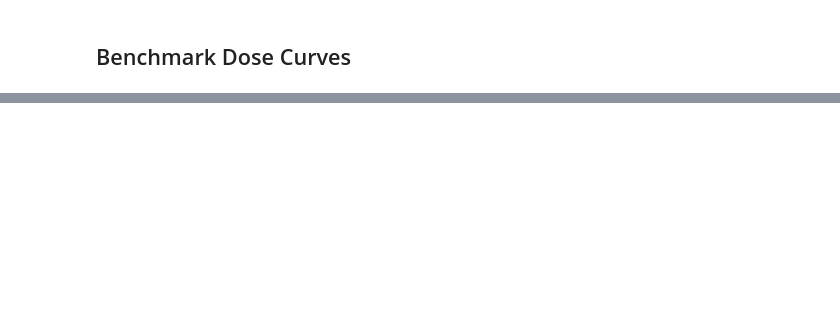
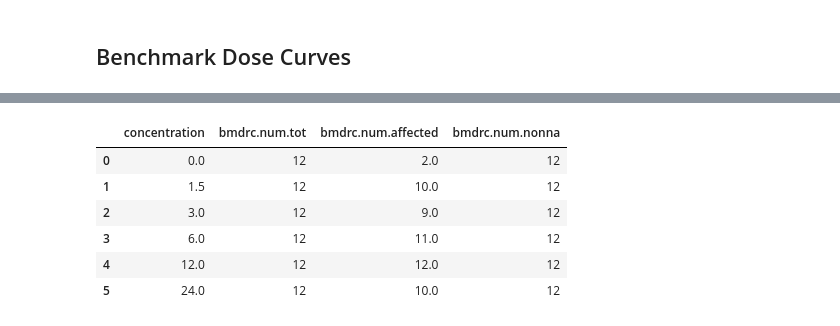
Before and after one commit to PNNL-CompBio/bmdrc, a Jupyter notebook: dev_tests/binary_class_tests.ipynb, the cells around one changed output, grey strips where cells are left out. Saved outputs shown, nothing was run; the diff lists cells and outputs as text; code cells hidden in the pictures; blank space fills up the shorter version.

```diff
--- a/dev_tests/binary_class_tests.ipynb
+++ b/dev_tests/binary_class_tests.ipynb
@@ -248,0 +260,14 @@ dataqc_table
+# %%
+sub_data = pd.read_csv("~/Downloads/subdata_example.csv")
+
+sub_data = sub_data[[Long.concentration, "bmdrc.num.tot", "bmdrc.num.affected", "bmdrc.num.nonna"]].groupby(Long.concentration).sum().reset_index()
+
+sub_data
+# %% [output]
+|  | concentration | bmdrc.num.tot | bmdrc.num.affected | bmdrc.num.nonna |
+| 0 | 0.0 | 12 | 2.0 | 12 |
+| 1 | 1.5 | 12 | 10.0 | 12 |
+| 2 | 3.0 | 12 | 9.0 | 12 |
+| 3 | 6.0 | 12 | 11.0 | 12 |
+| 4 | 12.0 | 12 | 12.0 | 12 |
+| 5 | 24.0 | 12 | 10.0 | 12 |
```
Also changed, not shown: parts of 10 cells of this notebook, 1 other file.
